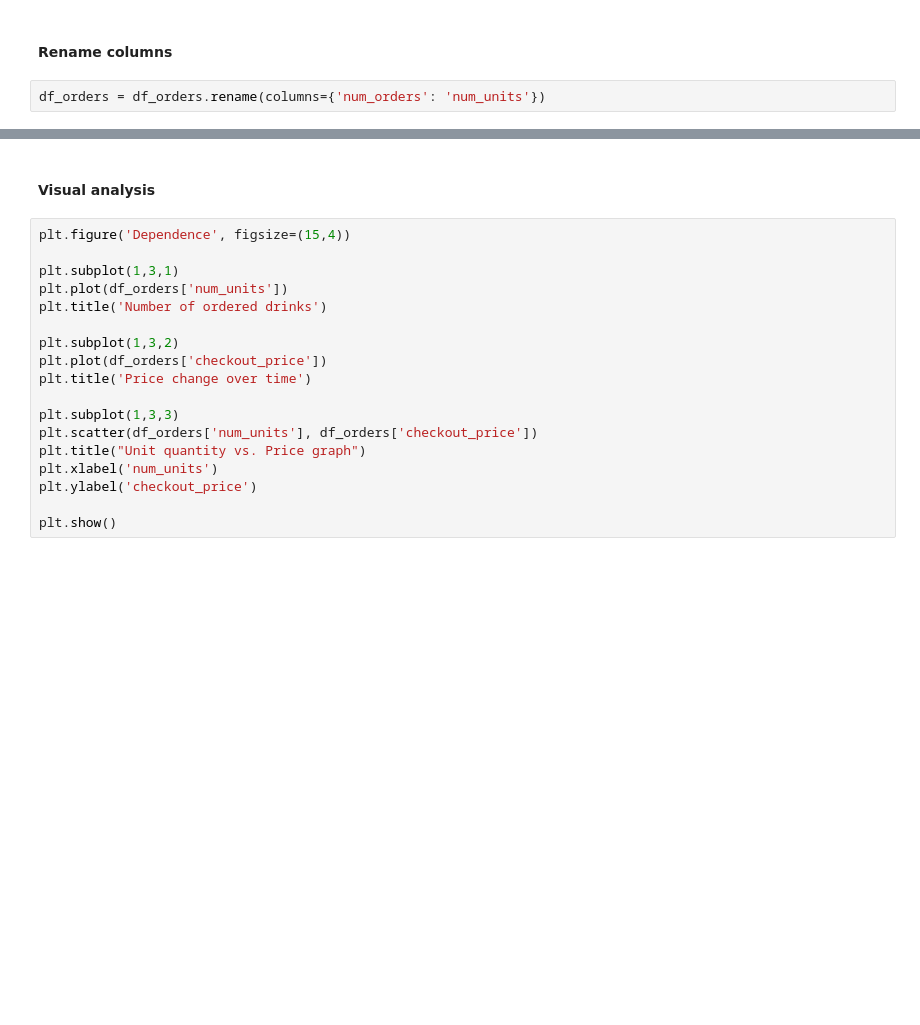
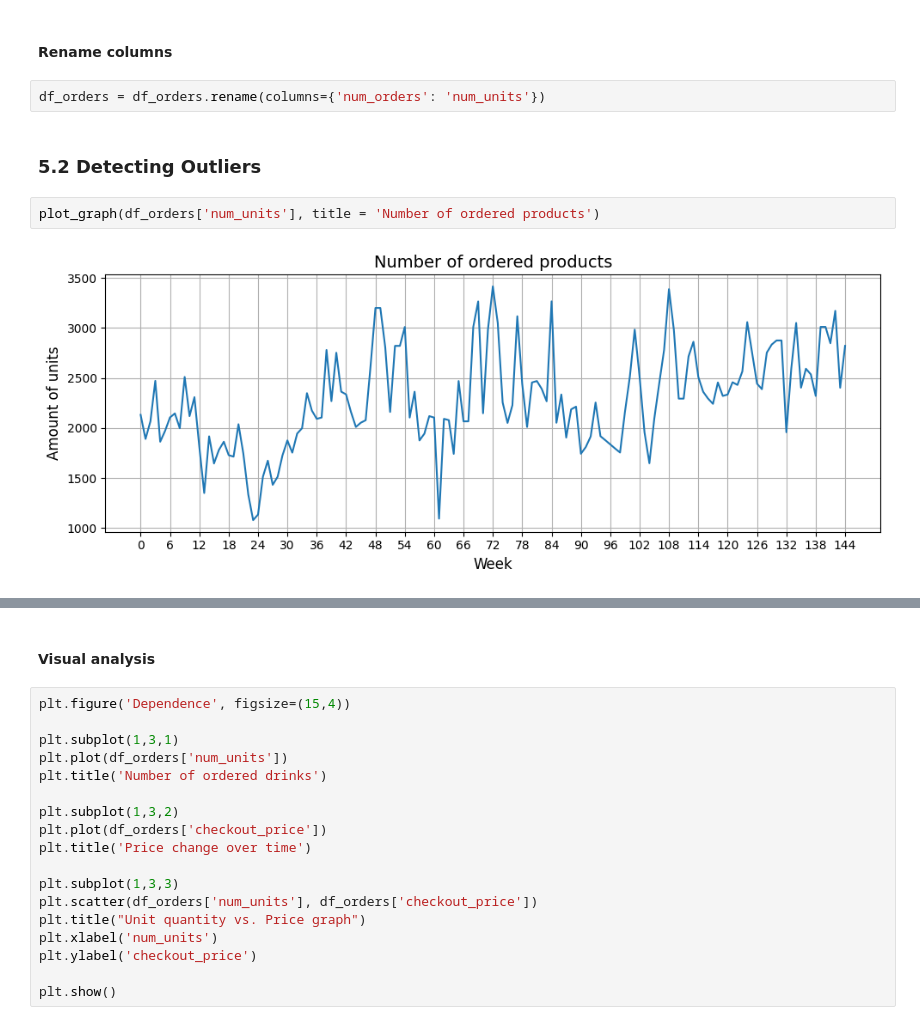
Before and after one commit to AwanRaskall/ml-demand-driven-order-planning, a Jupyter notebook: product_demand_prediction.ipynb, the cells around one changed output, grey strips where cells are left out. Cells and saved outputs as stored; diff of their text form; blank space fills up the shorter version.

```diff
--- a/product_demand_prediction.ipynb
+++ b/product_demand_prediction.ipynb
@@ -178,3 +229,9 @@ del df_orders['meal_id']
 #### Rename columns
 # %%
 df_orders = df_orders.rename(columns={'num_orders': 'num_units'})
+# %% [markdown]
+### 5.2 Detecting Outliers
+# %%
+plot_graph(df_orders['num_units'], title = 'Number of ordered products')
+# %% [output]
+[figure, new version]
```
Also changed, not shown: parts of 45 cells of this notebook.
